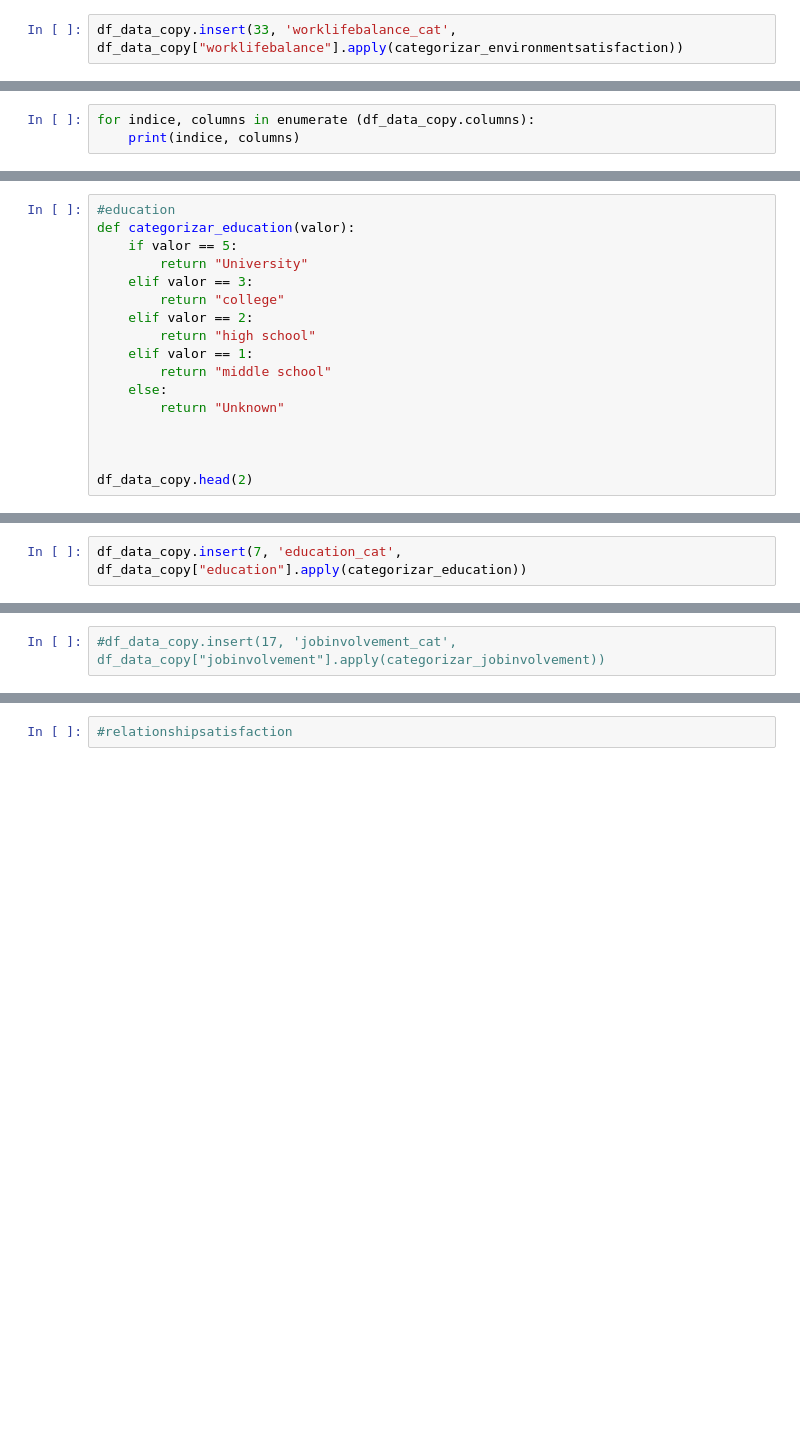
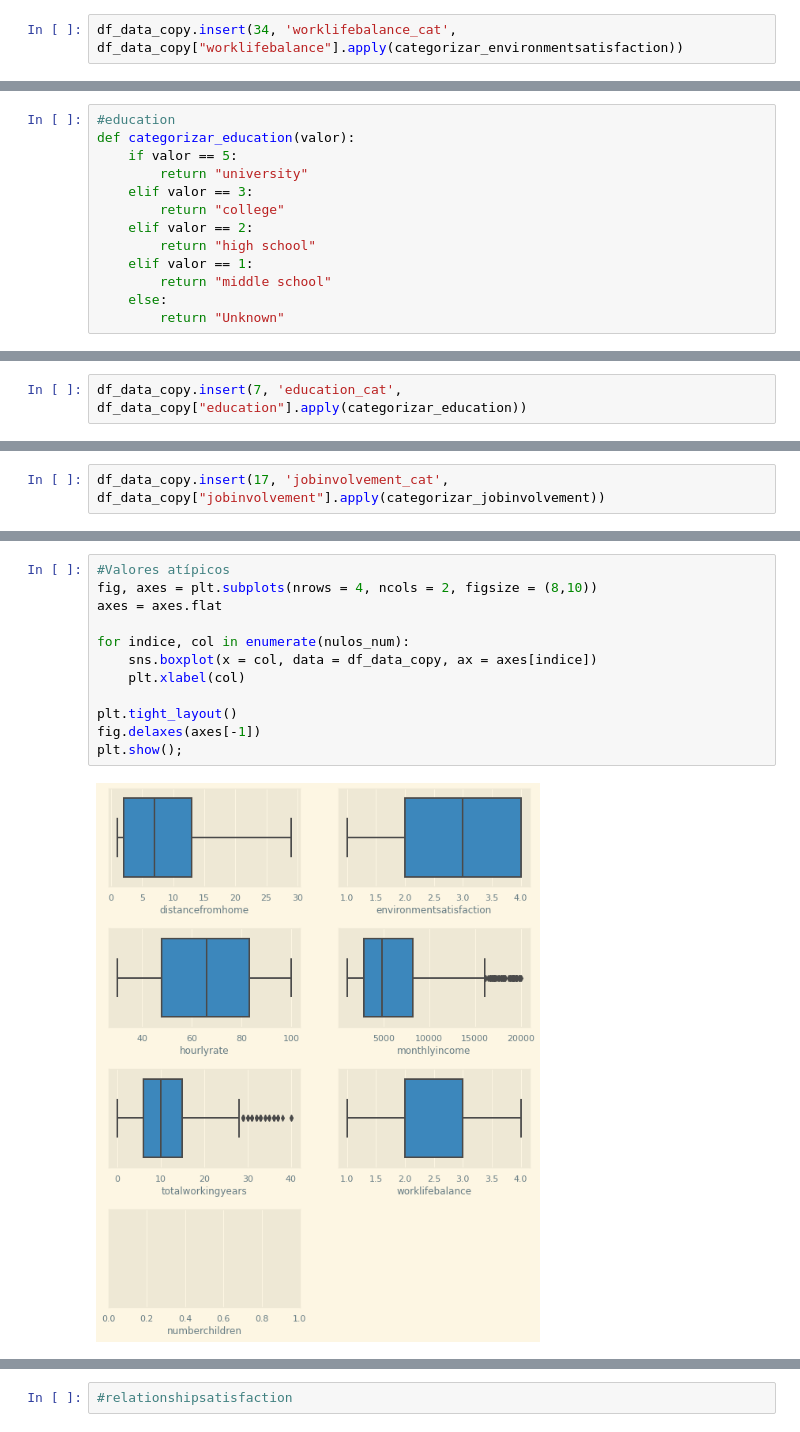
Before and after one commit to Adalab/proyecto-da-promo-Farzana-modulo3-team1, a Jupyter notebook: madre.ipynb, the cells around one changed output, grey strips where cells are left out. Drawn from its saved outputs; the diff is of its cells as text; blank space fills up the shorter version.

```diff
--- a/madre.ipynb
+++ b/madre.ipynb
@@ -290,2 +226,2 @@ ValueError: cannot insert relationshipsatisfaction_cat, already exists
 # %%
-df_data_copy.insert(33, 'worklifebalance_cat', df_data_copy["worklifebalance"].apply(categorizar_environmentsatisfaction))
+df_data_copy.insert(34, 'worklifebalance_cat', df_data_copy["worklifebalance"].apply(categorizar_environmentsatisfaction))
@@ -308,3 +227,0 @@ df_data_copy
-# %%
-for indice, columns in enumerate (df_data_copy.columns):
-    print(indice, columns)
@@ -330,7 +229,7 @@ for indice, columns in enumerate (df_data_copy.columns):
 #education
 def categorizar_education(valor):
     if valor == 5:
-        return "University"
+        return "university"
     elif valor == 3:
         return "college"
     elif valor == 2:
@@ -339,7 +238,3 @@ def categorizar_education(valor):
         return "middle school"
     else:
         return "Unknown"
-
-
-
-df_data_copy.head(2)
@@ -372,2 +257,2 @@ df_data_copy.head(2)
 # %%
-#df_data_copy.insert(17, 'jobinvolvement_cat', df_data_copy["jobinvolvement"].apply(categorizar_jobinvolvement))
+df_data_copy.insert(17, 'jobinvolvement_cat', df_data_copy["jobinvolvement"].apply(categorizar_jobinvolvement))
@@ -375,0 +421,14 @@ ValueError: cannot insert jobinvolvement_cat, already exists
+# %%
+#Valores atípicos
+fig, axes = plt.subplots(nrows = 4, ncols = 2, figsize = (8,10))
+axes = axes.flat
+
+for indice, col in enumerate(nulos_num):
+    sns.boxplot(x = col, data = df_data_copy, ax = axes[indice])
+    plt.xlabel(col)
+
+plt.tight_layout()
+fig.delaxes(axes[-1])
+plt.show();
+# %% [output]
+[figure, added]
```
Also changed, not shown: parts of 94 cells of this notebook.
